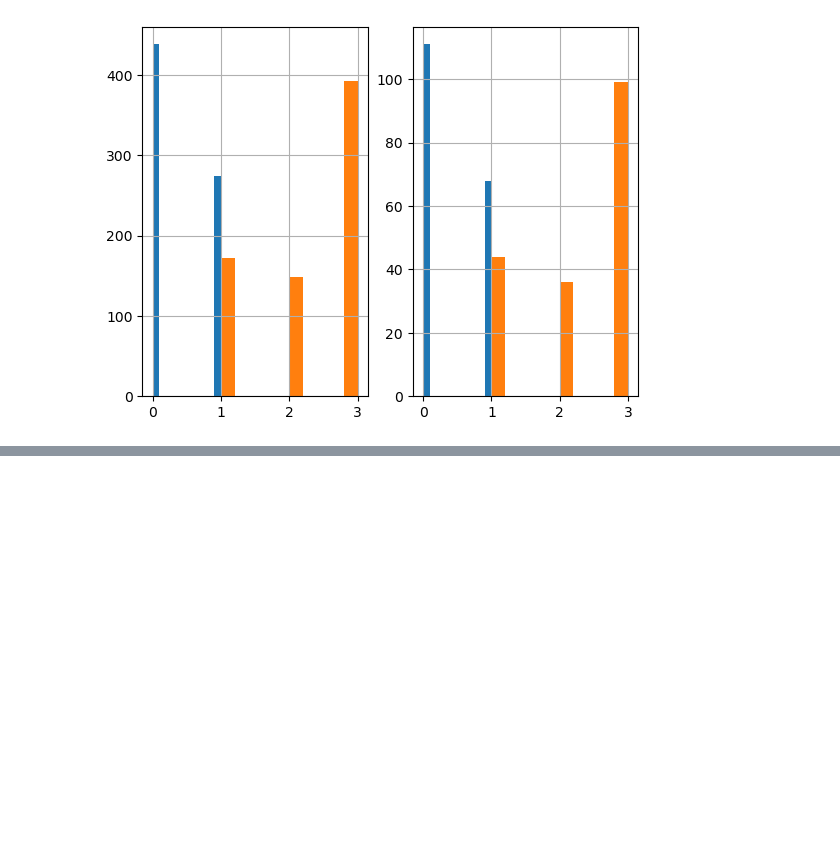
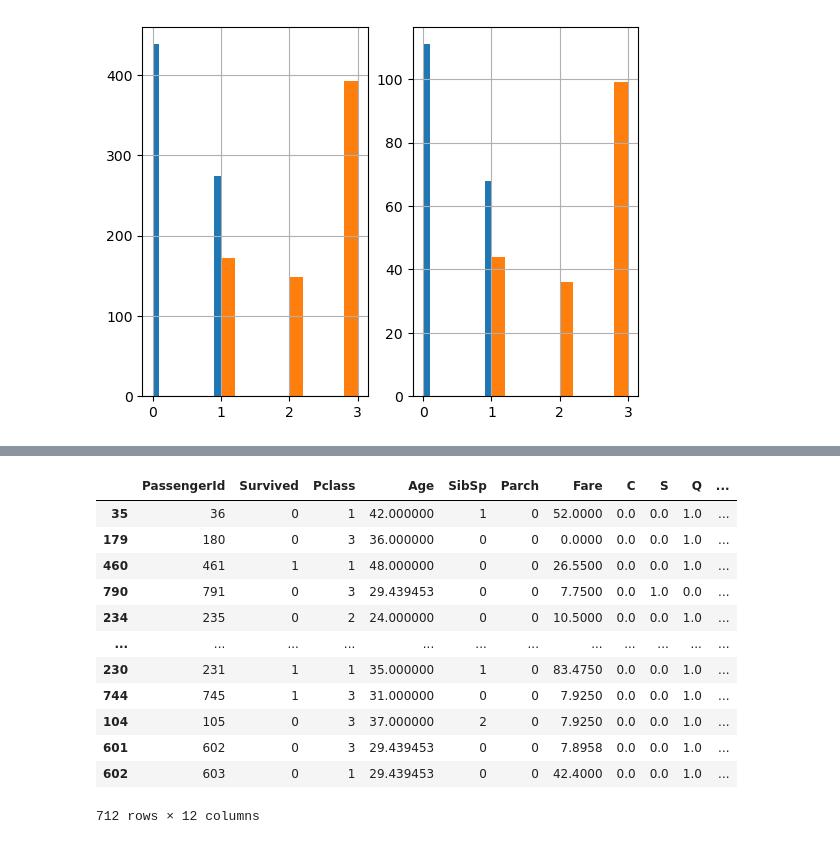
Before and after one commit to shuvrodas13/Titanic-Survival-Prediction, a Jupyter notebook: titanic-survival-prediction.ipynb, the cells around one changed output, grey strips where cells are left out. Drawn from its saved outputs; the diff is of its cells as text; code cells hidden in the pictures; blank space fills up the shorter version.

Commit message:
pipeline

```diff
--- a/titanic-survival-prediction.ipynb
+++ b/titanic-survival-prediction.ipynb
@@ -98,3 +98,53 @@ class AgeImputer( BaseEstimator, TransformerMixin):
         imputer = SimpleImputer(strategy = "mean")
         x['Age'] = imputer.fit_transform(x[['Age']])
         return x
+# %%
+from sklearn.preprocessing import OneHotEncoder
+class FeatureEncoder(BaseEstimator, TransformerMixin):
+    def fit(self, x, y=None):
+        return self
+    def transform(self, x):
+        encoder = OneHotEncoder()
+        matrix = encoder.fit_transform(x[["Embarked"]]).toarray()
+
+        column_names = ["C", "S", "Q", "N"]
+
+        for i in range(len(matrix.T)):
+            x[column_names[i]] = matrix.T[i]
+        matrix = encoder.fit_transform(x[["Sex"]]).toarray()
+        column_names = ["Female", "Male"]
+
+        for i in range(len(matrix.T)):
+            x[column_names[i]]= matrix.T[i]
+
+        return x
+# %%
+class FeatureDropper(BaseEstimator, TransformerMixin):
+    def fit(self, X, y=None):
+        return self
+    def transform(self, x):
+        return x.drop(["Embarked", "Name", "Ticket", "Cabin", "Sex", "N"], axis=1, errors="ignore")
+# %%
+from sklearn.pipeline import Pipeline
+
+pipeline =Pipeline([("ageimputer", AgeImputer()),
+                    ("featureencoder", FeatureEncoder()),
+                    ("featuredropper", FeatureDropper())])
+# %%
+strat_train_set = pipeline.fit_transform(strat_train_set)
+# %%
+strat_train_set
+# %% [output]
+|  | PassengerId | Survived | Pclass | Age | SibSp | Parch | Fare | C | S | Q | ... |
+| 35 | 36 | 0 | 1 | 42.000000 | 1 | 0 | 52.0000 | 0.0 | 0.0 | 1.0 | ... |
+| 179 | 180 | 0 | 3 | 36.000000 | 0 | 0 | 0.0000 | 0.0 | 0.0 | 1.0 | ... |
+| 460 | 461 | 1 | 1 | 48.000000 | 0 | 0 | 26.5500 | 0.0 | 0.0 | 1.0 | ... |
+| 790 | 791 | 0 | 3 | 29.439453 | 0 | 0 | 7.7500 | 0.0 | 1.0 | 0.0 | ... |
+| 234 | 235 | 0 | 2 | 24.000000 | 0 | 0 | 10.5000 | 0.0 | 0.0 | 1.0 | ... |
+| ... | ... | ... | ... | ... | ... | ... | ... | ... | ... | ... | ... |
+| 230 | 231 | 1 | 1 | 35.000000 | 1 | 0 | 83.4750 | 0.0 | 0.0 | 1.0 | ... |
+| 744 | 745 | 1 | 3 | 31.000000 | 0 | 0 | 7.9250 | 0.0 | 0.0 | 1.0 | ... |
+| 104 | 105 | 0 | 3 | 37.000000 | 2 | 0 | 7.9250 | 0.0 | 0.0 | 1.0 | ... |
+| 601 | 602 | 0 | 3 | 29.439453 | 0 | 0 | 7.8958 | 0.0 | 0.0 | 1.0 | ... |
+| 602 | 603 | 0 | 1 | 29.439453 | 0 | 0 | 42.4000 | 0.0 | 0.0 | 1.0 | ... |
+712 rows × 12 columns
```
Also changed, not shown: parts of 5 cells of this notebook.
